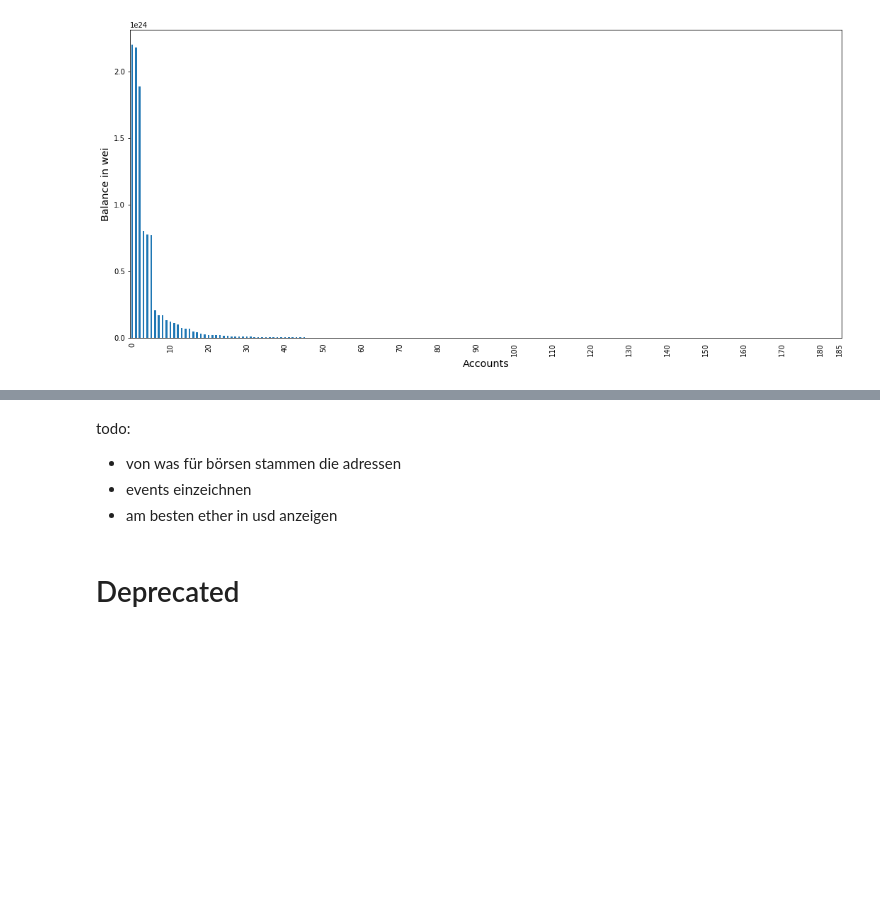
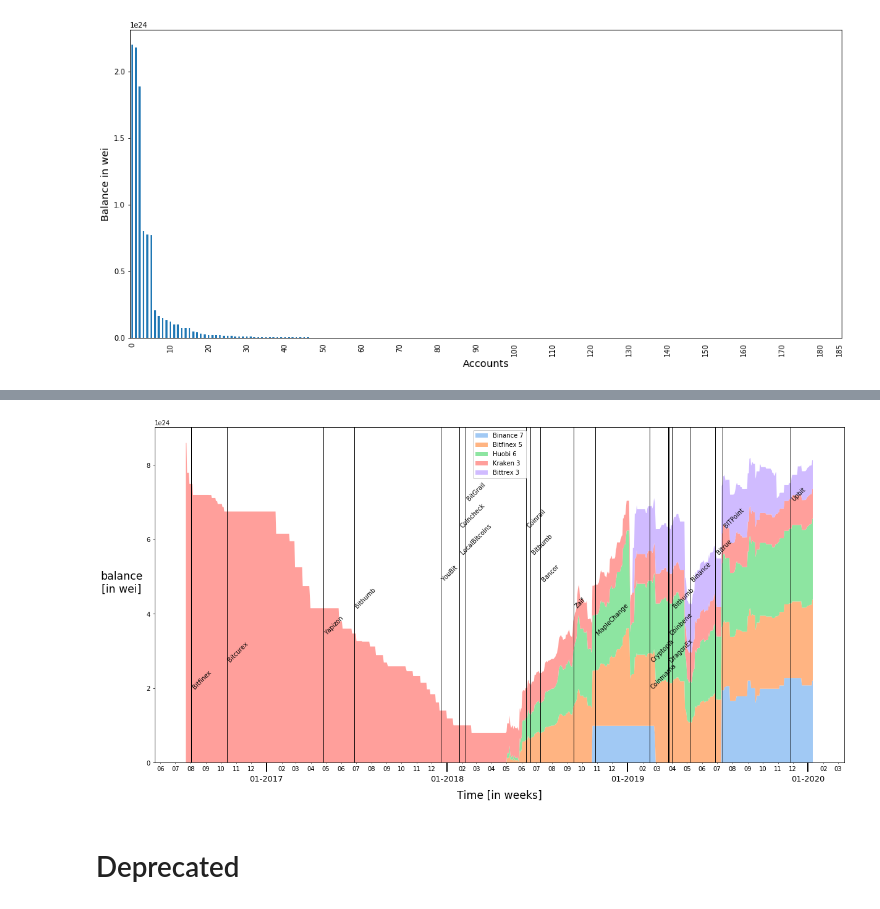
Before and after one commit to mgsgde/ethcluster, a Jupyter notebook: eventstudy.ipynb, the cells around one changed output, grey strips where cells are left out. Drawn from its saved outputs; the diff is of its cells as text; code cells hidden in the pictures; blank space fills up the shorter version.

Commit message:
enhanced event study

```diff
--- a/eventstudy.ipynb
+++ b/eventstudy.ipynb
@@ -206,7 +215,7 @@ start = time.time();
 balances = [];
 sum_of_balances_tmp = [];
 unixtimestamps = [];
-addresses = balances_compressed["address"];
+addresses = exchangeData_compressed["address"];
 
 for block in time_in_blocks:
     b = [web3.eth.getBalance(web3.toChecksumAddress(addr), block_identifier=block) for addr in addresses];
@@ -231,7 +267,27 @@ sum_of_balances
+# %%
+def genfunc():
+    x = 0.7
+    minus = False
+    while(True):
+        if (x < 0.3):
+            minus = False
+        if (x > 0.7):
+            minus = True
+
+        if (minus == True):
+            x -= 0.08
+        else:
+            x += 0.08
+        yield x
+
+gen = genfunc()
 # %%
 import numpy as np
 import matplotlib.pyplot as plt
 import seaborn as sns
+import matplotlib.transforms as transforms
+
+start = time.time();
 
 data_to_plot = sum_of_balances[sum_of_balances["total_balance_in_wei"] > 0].copy(deep=True);
 data_to_plot.loc[: , "timestamp_unix"] = pd.to_datetime(data_to_plot.loc[: , "timestamp_unix"], unit='s')
@@ -240,41 +296,77 @@ data_to_plot.loc[: , "timestamp_unix"] = pd.to_datetime(data_to_plot.loc[: , "ti
 data_to_plot = data_to_plot.reset_index(drop=True);
 data_to_plot = data_to_plot.drop(index=0)
 
-labels = ["0xBE0eB53F46cd790Cd13851d5EFf43D12404d33E8","0x742d35Cc6634C0532925a3b844Bc454e4438f44e",
-          "0xDc76CD25977E0a5Ae17155770273aD58648900D3","0xE853c56864A2ebe4576a807D26Fdc4A0adA51919",
-          "0x66f820a414680B5bcda5eECA5dea238543F42054"]
+# labels = ["0xBE0eB53F46cd790Cd13851d5EFf43D12404d33E8","0x742d35Cc6634C0532925a3b844Bc454e4438f44e",
+#           "0xDc76CD25977E0a5Ae17155770273aD58648900D3","0xE853c56864A2ebe4576a807D26Fdc4A0adA51919",
+#           "0x66f820a414680B5bcda5eECA5dea238543F42054"]
+
+labels = exchangeData_compressed["name"]
 
 fig, ax = plt.subplots(figsize= (20,10))
 pal = sns.color_palette("pastel")
 
 ax.stackplot(data_to_plot["timestamp_unix"], data_to_plot.iloc[:,0], data_to_plot.iloc[:,1],
              data_to_plot.iloc[:,1], data_to_plot.iloc[:,3], data_to_plot.iloc[:,4], labels=labels, colors=pal)
+
 ax.legend(loc='upper center')
 plt.rcParams["legend.framealpha"] = 1
 
 # plt.plot(sum_of_balances["timestamp_unix"], sum_of_balances["total_balance_in_wei"],color="black")
 
 ax.tick_params(
+    which="major",
     axis='x',
     bottom=True,
     top=False,
     labelbottom=True,
-#     labelsize=9
+    labelsize= 13,
+    pad = 5,
+    length = 15,
+    width = 2
     )
 
-ax.set_xlabel("Time [in weeks]", fontsize="x-large");
-ax.set_ylabel("balance\n[in wei]", fontsize="x-large", rotation=0, labelpad=40);
+
+ax.set_xlabel( "Time [in weeks]", fontsize="xx-large");
+ax.xaxis.set_label_coords(0.5, -0.08)
+ax.set_ylabel("balance\n[in wei]", fontsize="xx-large", rotation=0, labelpad=40);
 
 hack_events_to_plot = hack_events[hack_events["datetime"] > min(data_to_plot["timestamp_unix"])]
 
+trans = transforms.blended_transform_factory(
+    ax.transData, ax.transAxes)
+
+height = 1
 for i, ev in enumerate(hack_events_to_plot.iterrows()):
     ax.axvline(x=hack_events_to_plot["datetime"][i], color="black", lw=1)
+    height -= 0.05
+    plt.text(hack_events_to_plot["datetime"][i], next(gen) ,hack_events_to_plot["hacked_exchange"][i], transform=trans, rotation=45)
 
+fig.savefig('kundeneinlagen.png', format='png', dpi=300)
 
+end = time.time();
+
+print("Time elapsed: {seconds}".format(seconds=end-start));
+
+import matplotlib.dates as mdates
+
+years = mdates.YearLocator()   # every year
+years_fmt = mdates.DateFormatter('%m-%Y')
+months = mdates.MonthLocator()  # every month
+months_fmt = mdates.DateFormatter('%m')
+
+ax.xaxis.set_major_locator(years)
+ax.xaxis.set_major_formatter(years_fmt)
+ax.xaxis.set_minor_locator(months)
+ax.xaxis.set_minor_formatter(months_fmt)
+
+# fig.autofmt_xdate()
 # plt.locator_params(axis='x', nbins=10)
 
 # from matplotlib.dates import DateFormatter
 # myFmt = DateFormatter("%d")
 # ax.xaxis.set_major_formatter(myFmt)
 # embedded-picture
-# plt.xticks(range(0,len(locs),2))
+# ax.xaxis_date()
+# plt.xticks(range(data_to_plot["timestamp_unix"][0],max(data_to_plot["timestamp_unix"]),timedelta(days = 1)), data_to_plot["timestamp_unix"] )
+# plt.plot()
+# %% [output]
@@ -280,0 +374 @@ for i, ev in enumerate(hack_events_to_plot.iterrows()):
+[figure, added]
@@ -285,8 +375,3 @@ hack_events
-# %% [markdown]
-todo:
-- von was für börsen stammen die adressen
-- events einzeichnen
-- am besten ether in usd anzeigen
 # %% [markdown]
 # Deprecated
 # %%
```
Also changed, not shown: parts of 23 cells of this notebook, 2 other files.
